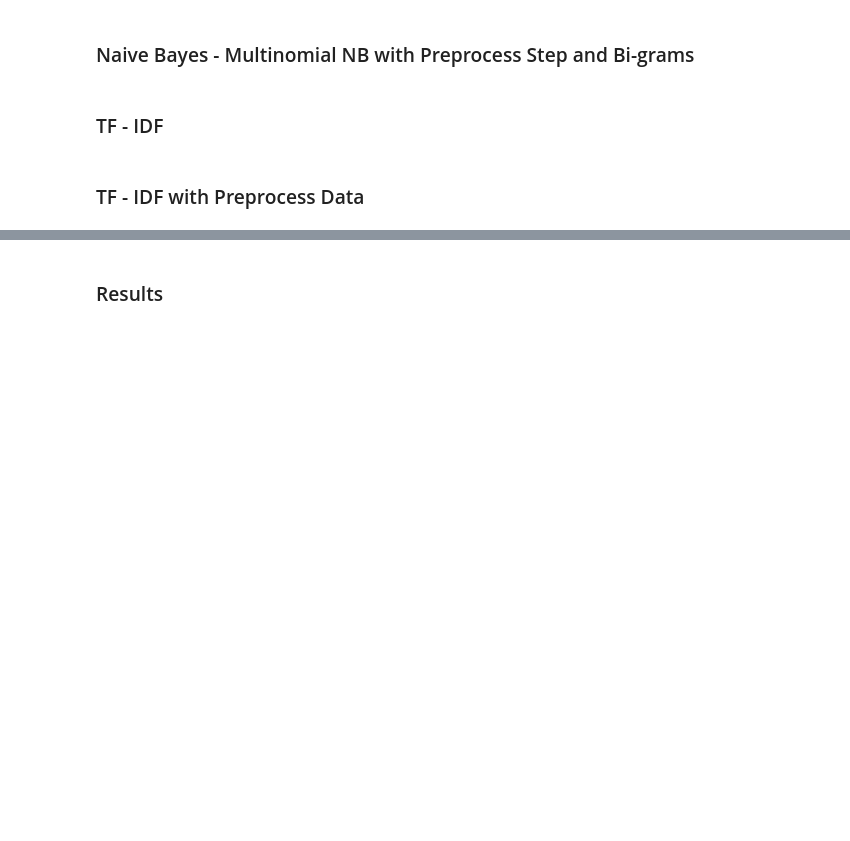
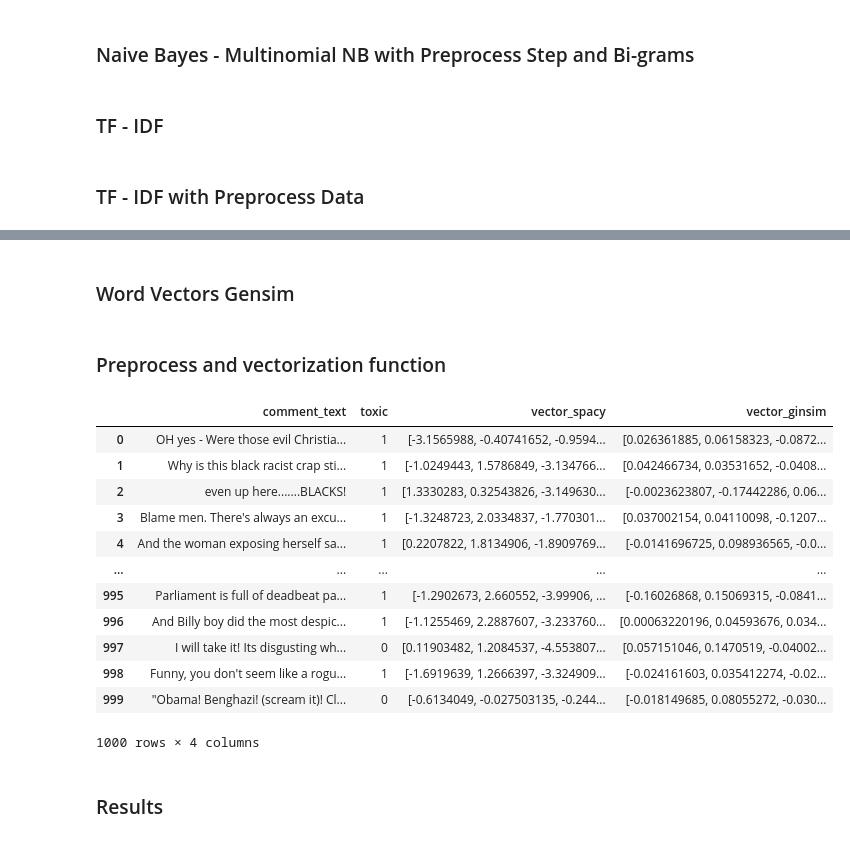
Before and after one commit to LexiGuard/lexiguard, a Jupyter notebook: FE_NavBay-Eric.ipynb, the cells around one changed output, grey strips where cells are left out. Drawn from its saved outputs; the diff is of its cells as text; code cells hidden in the pictures; blank space fills up the shorter version.

Commit message:
preprocess steps and word to vec

```diff
--- a/FE_NavBay-Eric.ipynb
+++ b/FE_NavBay-Eric.ipynb
@@ -203,5 +229,5 @@ results_table = evaluate_model(clf, X_train_pp, y_train_pp, X_test_pp, y_test_pp
 nlp = spacy.load("en_core_web_lg")
 # %%
 df = df.copy()
-df['vector'] = df['comment_text'].apply(lambda text: nlp(text).vector)
+df['vector_spacy'] = df['comment_text'].apply(lambda text: nlp(text).vector)
 df
@@ -223,3 +263,41 @@ clf = Pipeline([
 
 # Call the function and store the row in the variable result
 results_table = evaluate_model(clf, scaled_train_embed, y_train_vec, scaled_test_embed, y_test_vec,results_table, parameters="", comments="vectors_spacy" )
+# %% [markdown]
+### Word Vectors Gensim
+# %%
+import gensim.downloader as api
+wv = api.load("glove-twitter-25")
+# %% [markdown]
+### Preprocess and vectorization function
+# %%
+# Preprocess Function
+def preprocess_and_vectorize(text):
+    doc = nlp(text)
+
+    filtered_tokens = []
+
+    for token in doc:
+        if token.is_stop or token.is_punct:
+           continue
+        filtered_tokens.append(token.lemma_)
+
+    return wv.get_mean_vector(filtered_tokens)
+# %%
+df.copy()
+df['vector_ginsim'] = df['comment_text'].apply(lambda text: preprocess_and_vectorize(text))
+df
+# %% [output]
+|  | comment_text | toxic | vector_spacy | vector_ginsim |
+| 0 | OH yes - Were those evil Christia... | 1 | [-3.1565988, -0.40741652, -0.9594... | [0.026361885, 0.06158323, -0.0872... |
+| 1 | Why is this black racist crap sti... | 1 | [-1.0249443, 1.5786849, -3.134766... | [0.042466734, 0.03531652, -0.0408... |
+| 2 | even up here.......BLACKS! | 1 | [1.3330283, 0.32543826, -3.149630... | [-0.0023623807, -0.17442286, 0.06... |
+| 3 | Blame men. There's always an excu... | 1 | [-1.3248723, 2.0334837, -1.770301... | [0.037002154, 0.04110098, -0.1207... |
+| 4 | And the woman exposing herself sa... | 1 | [0.2207822, 1.8134906, -1.8909769... | [-0.0141696725, 0.098936565, -0.0... |
+| ... | ... | ... | ... | ... |
+| 995 | Parliament is full of deadbeat pa... | 1 | [-1.2902673, 2.660552, -3.99906, ... | [-0.16026868, 0.15069315, -0.0841... |
+| 996 | And Billy boy did the most despic... | 1 | [-1.1255469, 2.2887607, -3.233760... | [0.00063220196, 0.04593676, 0.034... |
+| 997 | I will take it! Its disgusting wh... | 0 | [0.11903482, 1.2084537, -4.553807... | [0.057151046, 0.1470519, -0.04002... |
+| 998 | Funny, you don't seem like a rogu... | 1 | [-1.6919639, 1.2666397, -3.324909... | [-0.024161603, 0.035412274, -0.02... |
+| 999 | "Obama! Benghazi! (scream it)! Cl... | 0 | [-0.6134049, -0.027503135, -0.244... | [-0.018149685, 0.08055272, -0.030... |
+1000 rows × 4 columns
```
Also changed, not shown: parts of 15 cells of this notebook, 2 other files.
